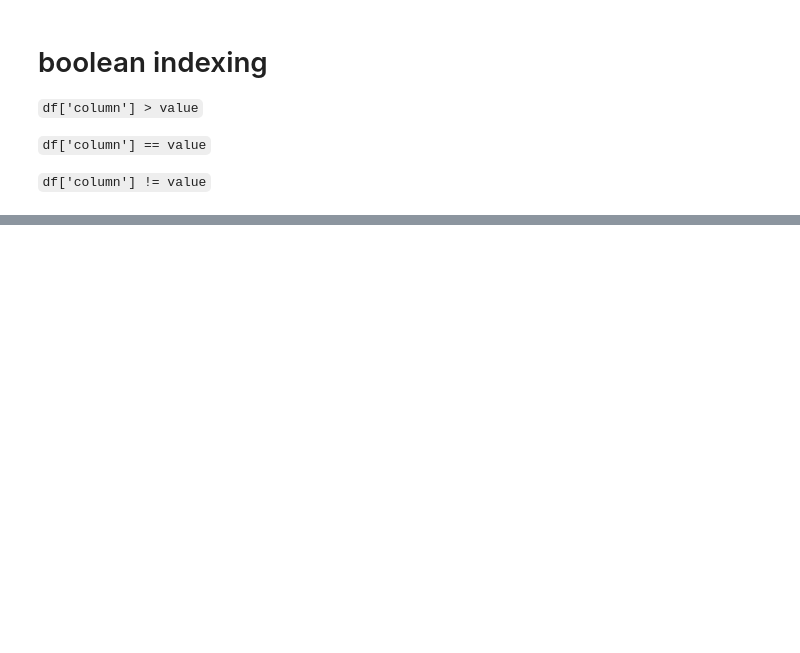
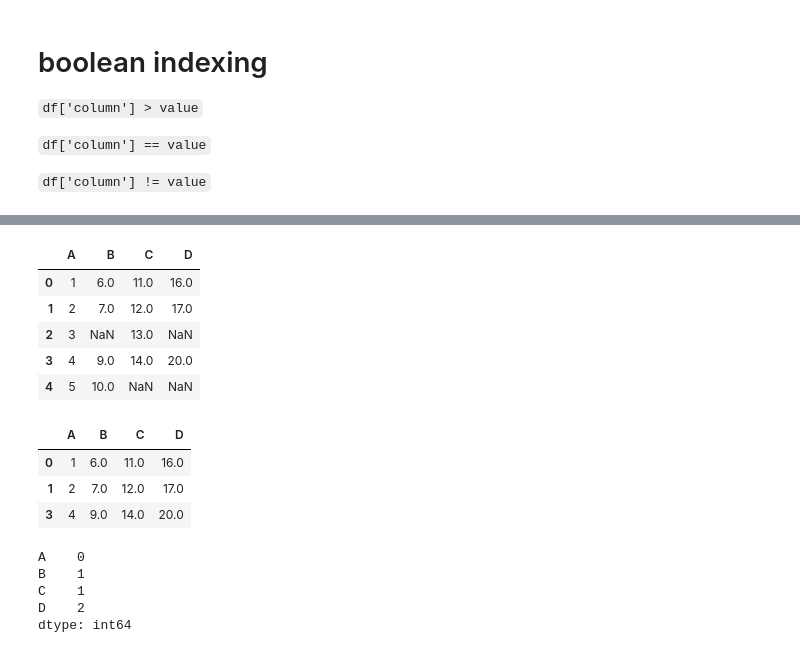
Before and after one commit to disha28118/immigration-analysis, a Jupyter notebook: pandas.ipynb, the cells around one changed output, grey strips where cells are left out. Saved outputs shown, nothing was run; the diff lists cells and outputs as text; code cells hidden in the pictures; blank space fills up the shorter version.

```diff
--- a/pandas.ipynb
+++ b/pandas.ipynb
@@ -613,0 +269,30 @@ df.query('price > 2000000 and condition == 5').sort_values('price')
+# %%
+fake_df=pd.DataFrame({
+    'A':[1,2,3,4,5],
+    'B':[6,7,np.nan,9,10],
+    'C':[11,12,13,14,None],
+    'D':[16,17,np.nan,20,np.nan]
+})
+fake_df
+# %% [output]
+|  | A | B | C | D |
+| 0 | 1 | 6.0 | 11.0 | 16.0 |
+| 1 | 2 | 7.0 | 12.0 | 17.0 |
+| 2 | 3 | NaN | 13.0 | NaN |
+| 3 | 4 | 9.0 | 14.0 | 20.0 |
+| 4 | 5 | 10.0 | NaN | NaN |
+# %%
+fake_df.dropna()#should not be done
+# %% [output]
+|  | A | B | C | D |
+| 0 | 1 | 6.0 | 11.0 | 16.0 |
+| 1 | 2 | 7.0 | 12.0 | 17.0 |
+| 3 | 4 | 9.0 | 14.0 | 20.0 |
+# %%
+fake_df.isnull().sum()
+# %% [output]
+A    0
+B    1
+C    1
+D    2
+dtype: int64
```
Also changed, not shown: parts of 58 cells of this notebook.
